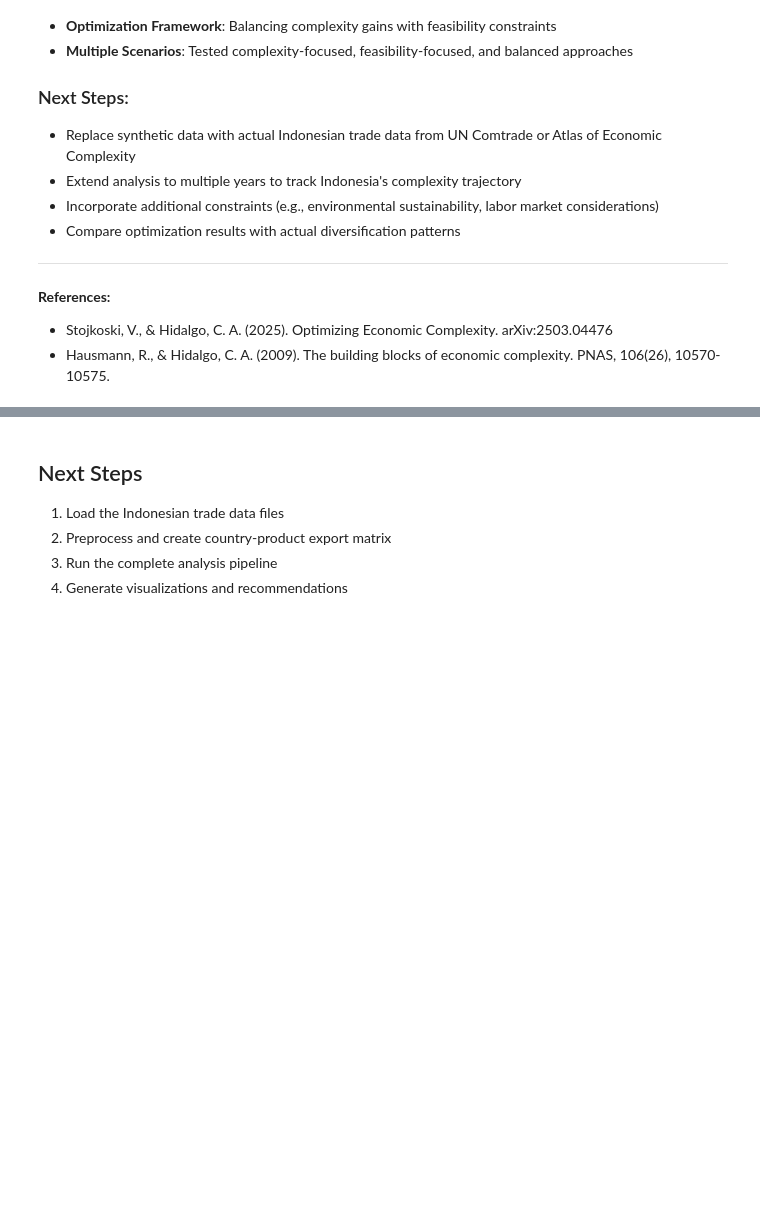
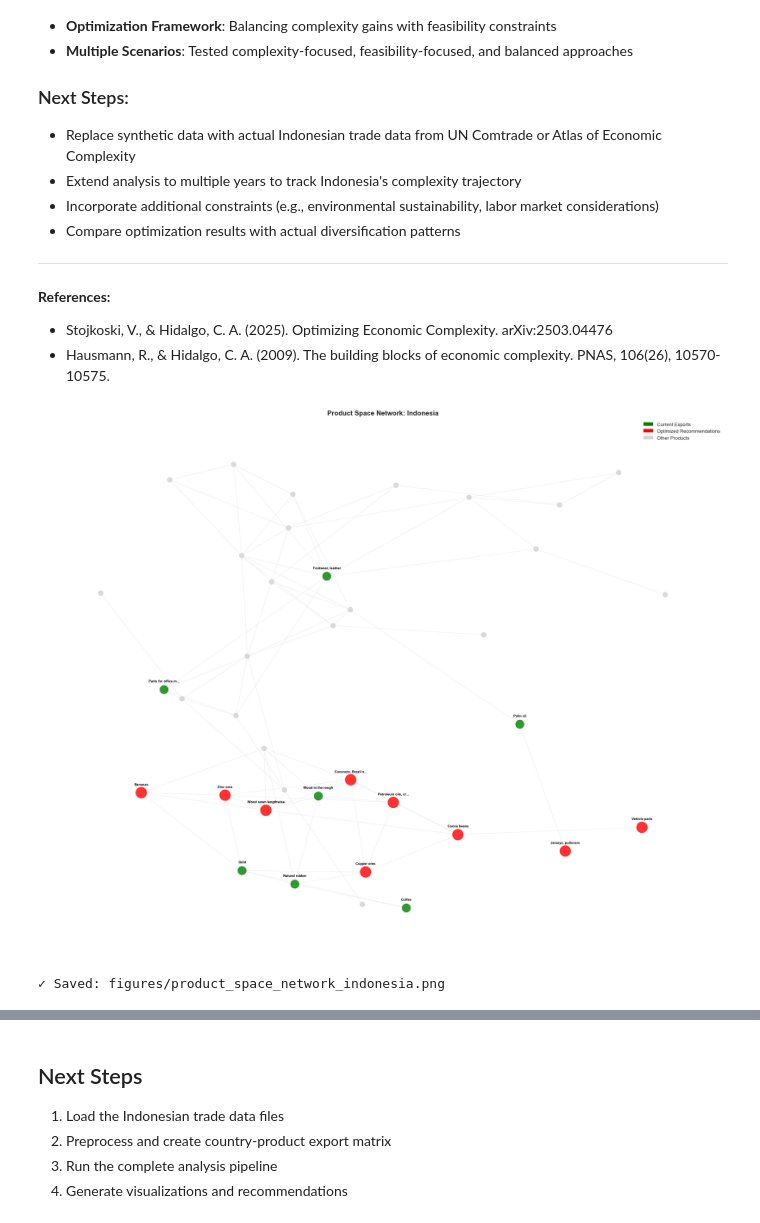
Before and after one commit to gutama/cottonborry, a Jupyter notebook: economic_complexity_indonesia.ipynb, the cells around one changed output, grey strips where cells are left out. Saved outputs shown, nothing was run; the diff lists cells and outputs as text; code cells hidden in the pictures; blank space fills up the shorter version.

```diff
--- a/economic_complexity_indonesia.ipynb
+++ b/economic_complexity_indonesia.ipynb
@@ -352,5 +394,18 @@ countries = {
 # %%
+# STEP 4: Calculate Product Proximity Matrix
+print("Step 4: Calculating Product Proximity (Relatedness) Matrix...")
+proximity = calculate_proximity(M)
+print(f"  ✓ Proximity matrix: {proximity.shape[0]} × {proximity.shape[1]} products")
+
+# STEP 5: Calculate Density for Indonesia
+print("\nStep 5: Calculating Density for Indonesia...")
+indonesia_basket = M.loc['IDN']
+density_idn = calculate_density(M, proximity, 'IDN')
+print(f"  ✓ Indonesia currently exports {indonesia_basket.sum()} products with RCA >= 1")
+print(f"  ✓ Density calculated for {len(density_idn)} products")
+
 # STEP 6: Run Optimization Framework
+print("\n" + "="*70)
 print("Step 6: Running optimization framework (Stojkoski & Hidalgo 2025)...")
 print("="*70)
 
@@ -480,15 +768,22 @@ This notebook successfully implemented the **Stojkoski & Hidalgo (2025) optimiza
 - Hausmann, R., & Hidalgo, C. A. (2009). The building blocks of economic complexity. PNAS, 106(26), 10570-10575.
 # %%
 # Visualization 3: Product Space Network
+# Create product names dictionary from dataframe
+product_names = df.drop_duplicates('hs_code').set_index('hs_code')['product_name'].to_dict()
+
 fig = plot_product_space_network(
     proximity, indonesia_basket, PCI,
     threshold=0.4,  # Lower threshold to show more connections
     optimal_products=optimal_products,
-    country='Indonesia'
+    country='Indonesia',
+    product_names=product_names
 )
 plt.savefig('figures/product_space_network_indonesia.png', dpi=300, bbox_inches='tight')
 plt.show()
 print("✓ Saved: figures/product_space_network_indonesia.png")
+# %% [output]
+[figure, added]
+✓ Saved: figures/product_space_network_indonesia.png
 # %%
 # Visualization 2: Relatedness-Complexity Diagram for Indonesia
 import os
```
Also changed, not shown: parts of 8 cells of this notebook, 5 other files.
